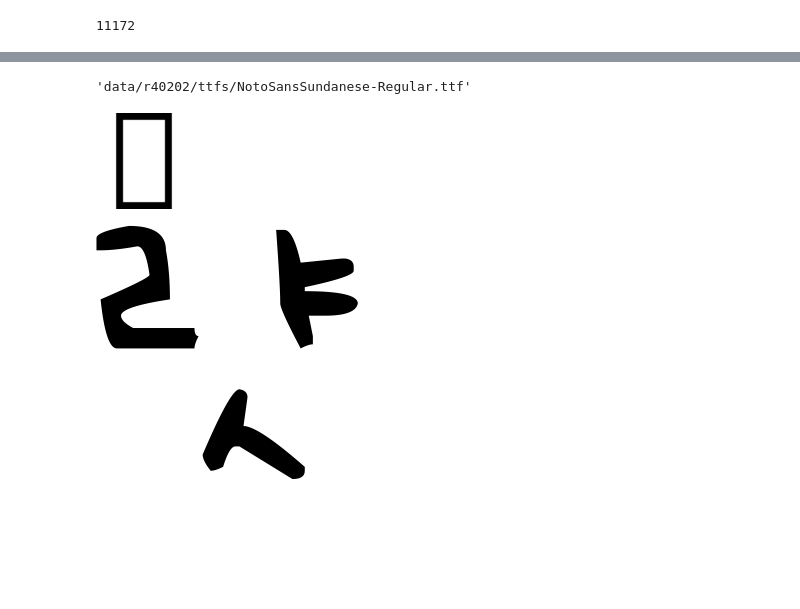
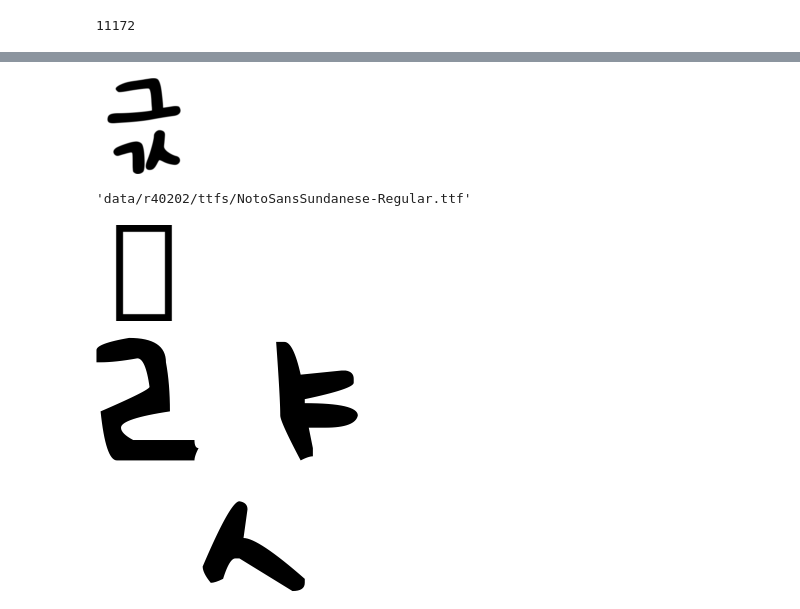
Before and after one commit to leo-z-kakaoent/ai_font, a Jupyter notebook: d40207_dataprep.ipynb, the cells around one changed output, grey strips where cells are left out. Cells and saved outputs as stored; diff of their text form; code cells hidden in the pictures; blank space fills up the shorter version.

```diff
--- a/d40207_dataprep.ipynb
+++ b/d40207_dataprep.ipynb
@@ -136,3 +162,7 @@ AppleMyungjo 11172
+# %%
+Image.open("data/r40202/pngs/twice momo_6__507.png")
+# %% [output]
+[figure, added]
 # %%
 ttfs[1]
 ttf = ttfs[1]
```
Also changed, not shown: parts of 4 cells of this notebook, 8 other files.
